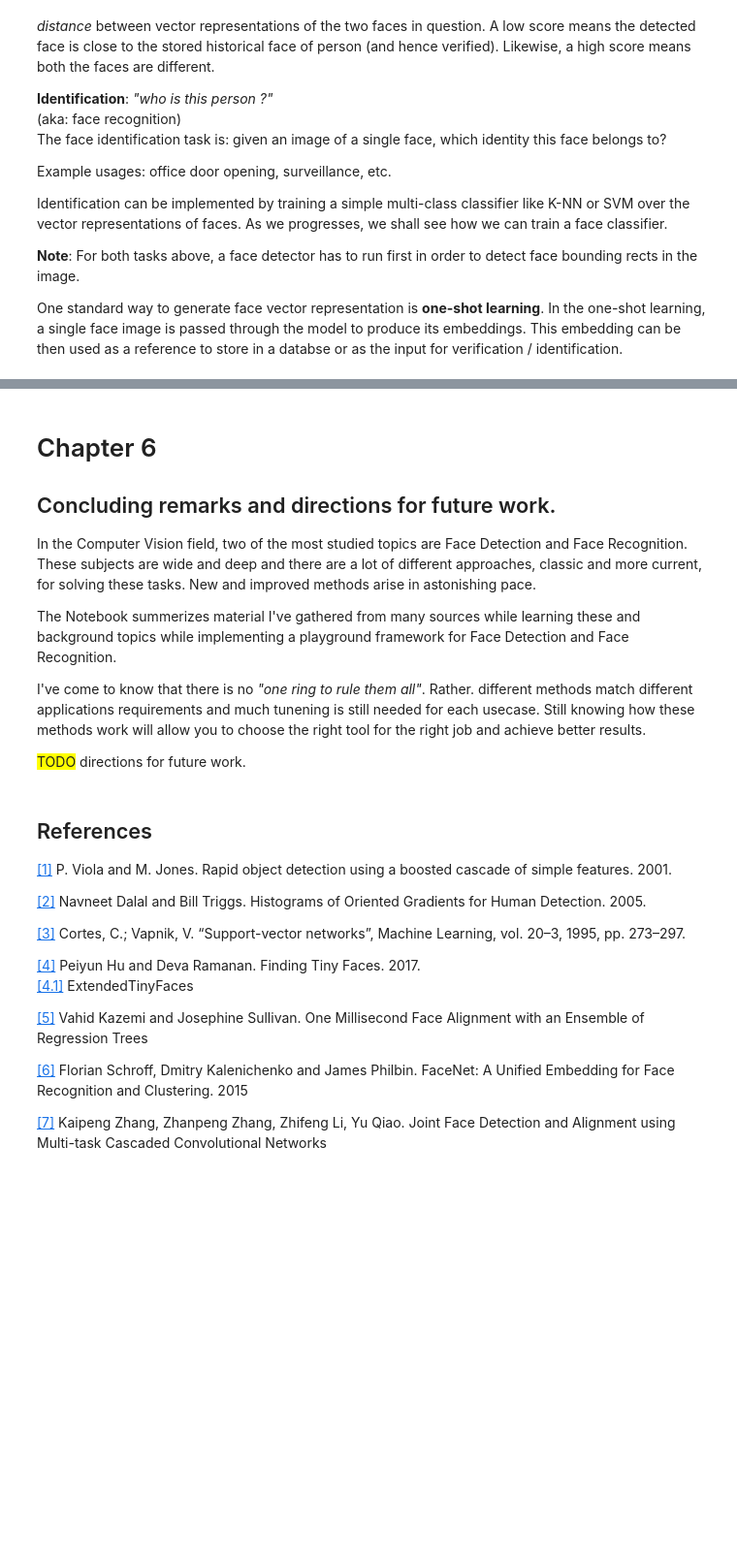
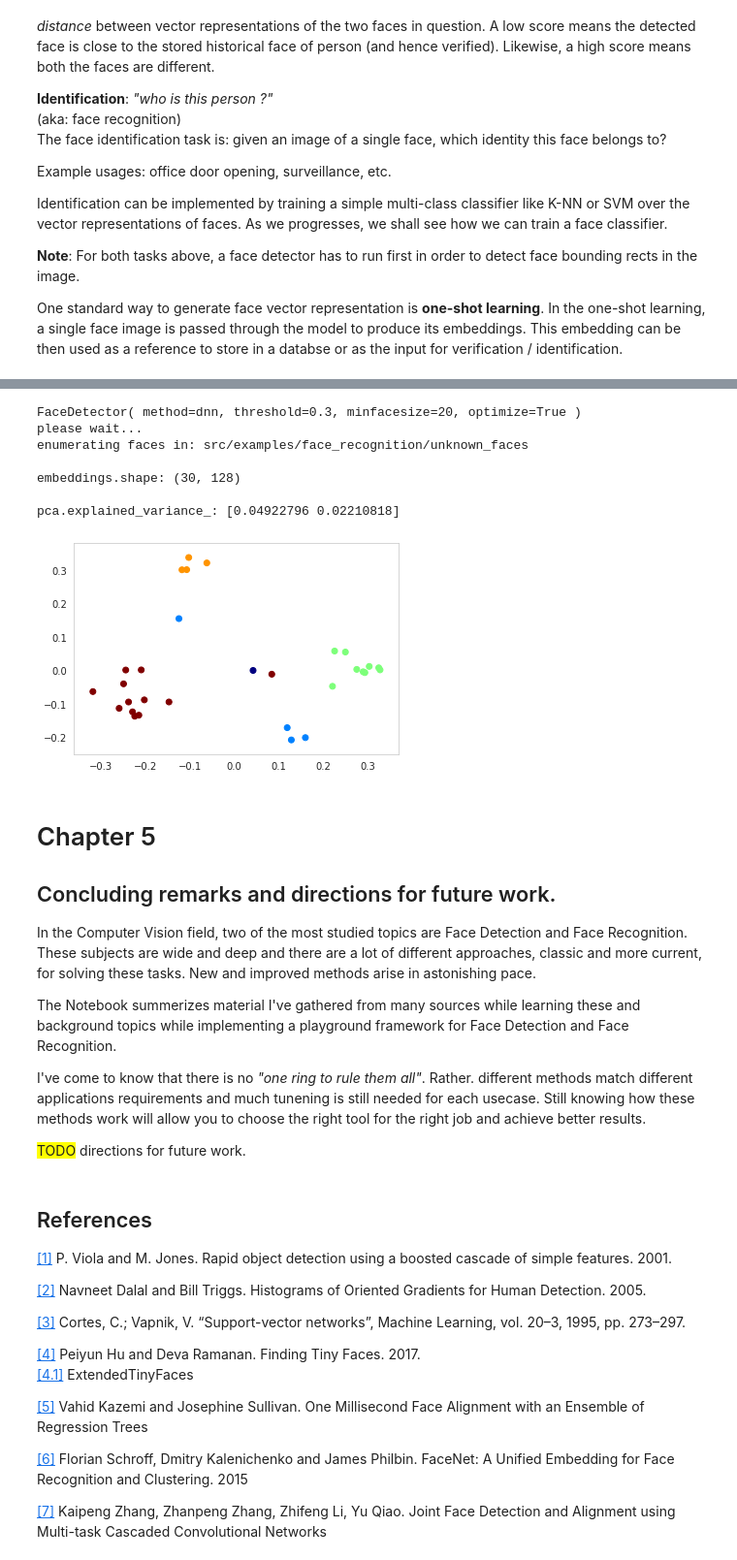
Before and after one commit to yossi-cohen/face-recognition, a Jupyter notebook: face-recognition.ipynb, the cells around one changed output, grey strips where cells are left out. Shown at 97% size. Drawn from its saved outputs; the diff is of its cells as text; code cells hidden in the pictures; blank space fills up the shorter version.

```diff
--- a/face-recognition.ipynb
+++ b/face-recognition.ipynb
@@ -1500,5 +1529,78 @@ python face_recognition_cli.py -l
+# %%
+import os
+import sys
+sys.path.append(os.path.abspath('src'))
+
+import cv2
+import imutils
+import numpy as np
+import matplotlib.pyplot as plt
+from sklearn import decomposition
+from sklearn.preprocessing import LabelEncoder
+import seaborn as sns; sns.set_style("whitegrid", {'axes.grid' : False})
+
+from lib.util import enum_known_faces
+from lib.face_rec import FaceRecognizer
+from lib.detection import FaceDetector
+from lib.encoding import FaceEncoder, FaceEncoderModels
+from lib.face_db import FaceDb
+
+KNOWN_FACE_PATH = 'src/examples/face_recognition/known_faces'
+UNKNOWN_FACE_PATH = 'src/examples/face_recognition/unknown_faces'
+FACE_DB_PATH = 'examples/face_recognition/facedb.pkl'
+
+detector = FaceDetector(method='dnn', optimize=True)
+encoder = FaceEncoder(model=FaceEncoderModels.DEFAULT)
+fr = FaceRecognizer(detector=detector, encoder=encoder, face_db=FaceDb(FACE_DB_PATH))
+
+i = 0
+max_faces = 30
+embeddings = []
+labels = []
+print('please wait...')
+for label, image_path in enum_known_faces(UNKNOWN_FACE_PATH):
+    #print('adding: {} - {}'.format(label, os.path.basename(image_path)))
+
+    # read image
+    image = cv2.imread(image_path)
+
+    # resize image (keep aspect ratio)
+    image = imutils.resize(image, width=400)
+
+    # get encodings
+    encodings, _ = fr.encode_faces(image)
+
+    labels.append(label)
+    embeddings.append(encodings[0])
+
+    i += 1
+    if i >= max_faces:
+        break
+
+le = LabelEncoder()
+labels = le.fit_transform(labels)
+embeddings = np.array(embeddings).reshape(max_faces, 128)
+print()
+print('embeddings.shape:', embeddings.shape)
+
+pca = decomposition.PCA(n_components=2)
+embeddings_PCA = pca.fit_transform(embeddings)
+print()
+print('pca.explained_variance_:', pca.explained_variance_)
+
+fig, ax = plt.subplots()
+_ = ax.scatter(x=embeddings_PCA[:,0], y=embeddings_PCA[:,1], c=labels, cmap=plt.cm.jet)
+# %% [output]
+FaceDetector( method=dnn, threshold=0.3, minfacesize=20, optimize=True )
+please wait...
+enumerating faces in: src/examples/face_recognition/unknown_faces
+
+embeddings.shape: (30, 128)
+
+pca.explained_variance_: [0.04922796 0.02210818]
+[figure, added]
 # %% [markdown]
-# Chapter 6
+# Chapter 5
 ## Concluding remarks and directions for future work.
 
 In the Computer Vision field, two of the most studied topics are Face Detection and Face Recognition.
```
Also changed, not shown: parts of 27 cells of this notebook, 6 other files.
